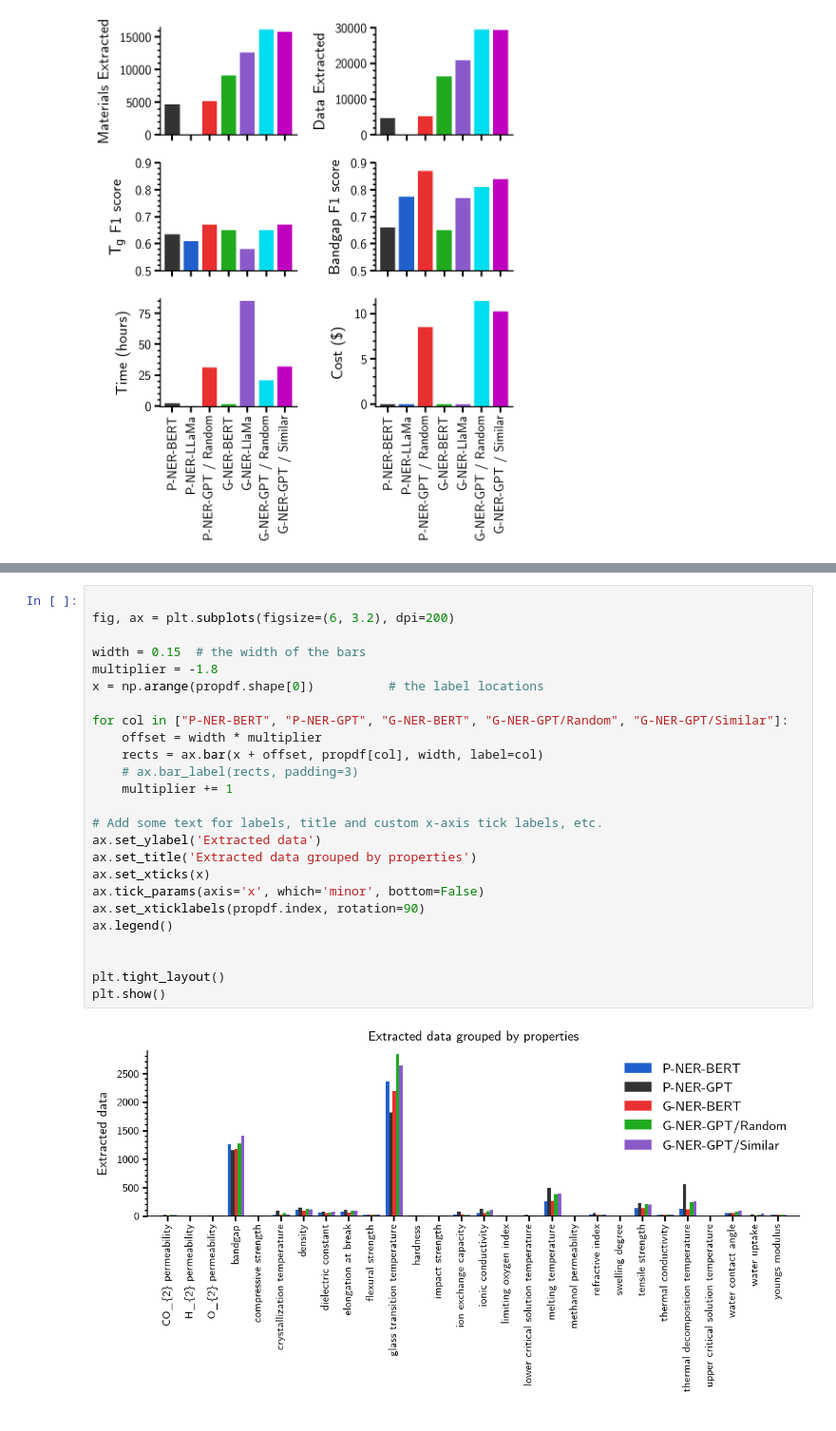
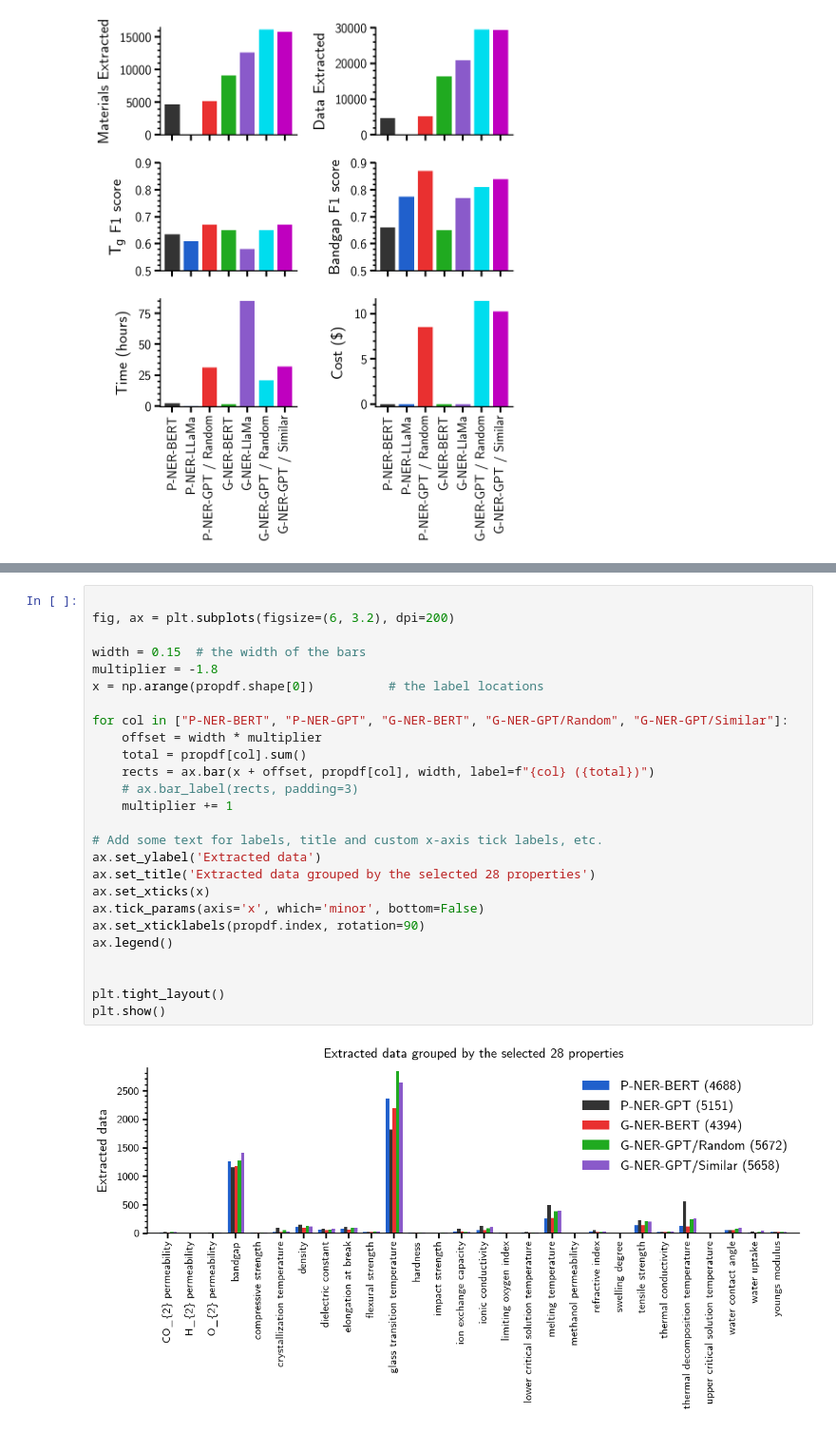
Before and after one commit to Ramprasad-Group/PromptDataExtraction, a Jupyter notebook: notebooks/Analyze-Select-1k.ipynb, the cells around one changed output, grey strips where cells are left out. Shown: that part at 95% size. Cells and saved outputs as stored; diff of their text form.

Commit message:
Add totals to the grouped barchart

```diff
--- a/notebooks/Analyze-Select-1k.ipynb
+++ b/notebooks/Analyze-Select-1k.ipynb
@@ -1078,27 +1078,28 @@ propdf
 # %%
 
 fig, ax = plt.subplots(figsize=(6, 3.2), dpi=200)
 
 width = 0.15  # the width of the bars
 multiplier = -1.8
 x = np.arange(propdf.shape[0])          # the label locations
 
 for col in ["P-NER-BERT", "P-NER-GPT", "G-NER-BERT", "G-NER-GPT/Random", "G-NER-GPT/Similar"]:
     offset = width * multiplier
-    rects = ax.bar(x + offset, propdf[col], width, label=col)
+    total = propdf[col].sum()
+    rects = ax.bar(x + offset, propdf[col], width, label=f"{col} ({total})")
     # ax.bar_label(rects, padding=3)
     multiplier += 1
 
 # Add some text for labels, title and custom x-axis tick labels, etc.
 ax.set_ylabel('Extracted data')
-ax.set_title('Extracted data grouped by properties')
+ax.set_title('Extracted data grouped by the selected 28 properties')
 ax.set_xticks(x)
 ax.tick_params(axis='x', which='minor', bottom=False)
 ax.set_xticklabels(propdf.index, rotation=90)
 ax.legend()
 
 
 plt.tight_layout()
 plt.show()
 # %% [output]
-[figure, old version]
+[figure, new version]
```
